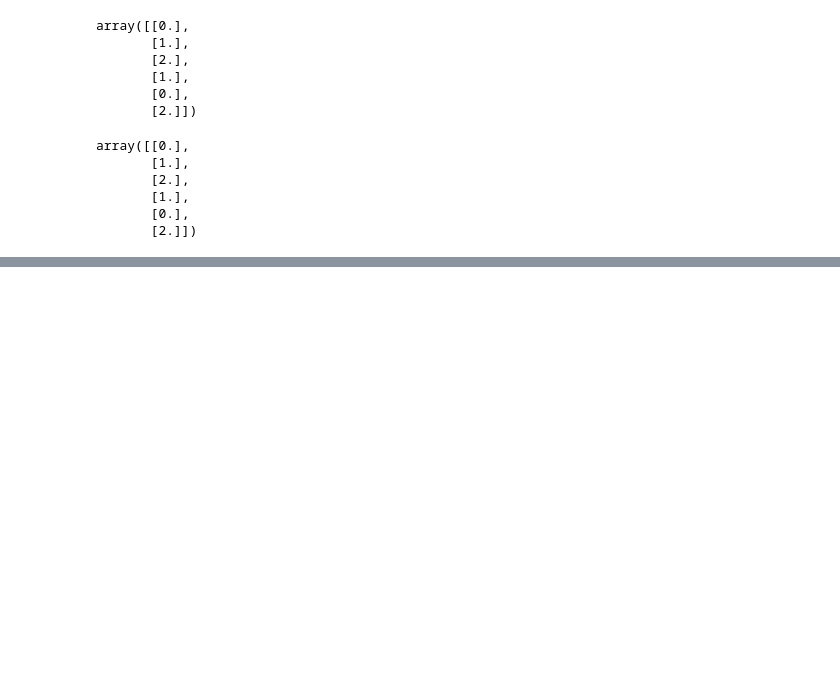
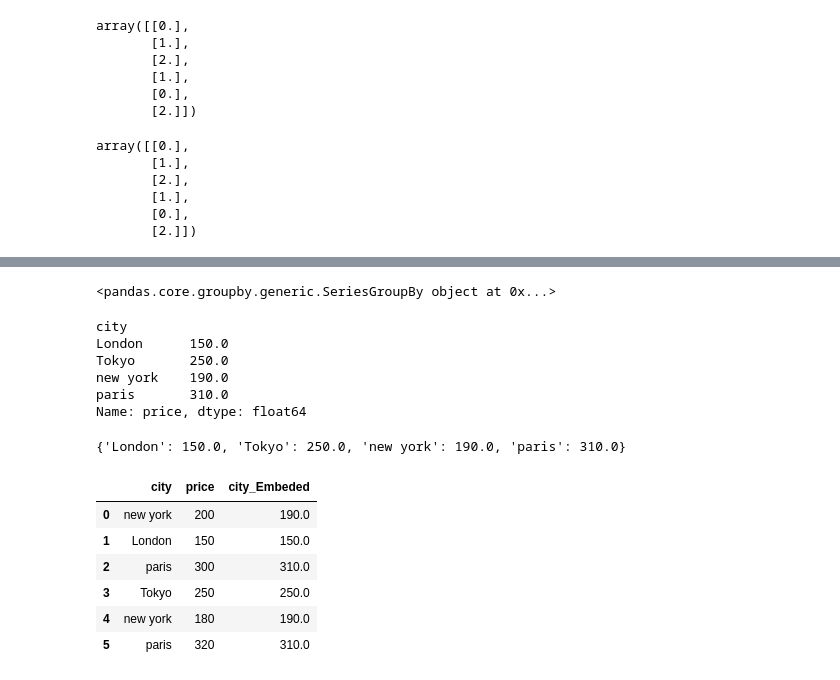
Before and after one commit to prathmeshpatil98/Machine_learning, a Jupyter notebook: Encodind_And_types.ipynb, the cells around one changed output, grey strips where cells are left out. Drawn from its saved outputs; the diff is of its cells as text; code cells hidden in the pictures; blank space fills up the shorter version.

```diff
--- a/Encodind_And_types.ipynb
+++ b/Encodind_And_types.ipynb
@@ -147,0 +152,4 @@ array([[0.],
+# %%
+df = pd.DataFrame({
+    'city' : ['new york','London','paris','Tokyo','new york','paris'],
+    'price': [200,150,300,250,180,320]})
@@ -147,0 +166,31 @@ array([[0.],
+# %%
+df.groupby('city')['price']
+# %% [output]
+<pandas.core.groupby.generic.SeriesGroupBy object at 0x...>
+# %%
+df.groupby('city')['price'].mean()
+# %% [output]
+city
+London      150.0
+Tokyo       250.0
+new york    190.0
+paris       310.0
+Name: price, dtype: float64
+# %%
+mean_price = df.groupby('city')['price'].mean().to_dict()
+# %%
+mean_price
+# %% [output]
+{'London': 150.0, 'Tokyo': 250.0, 'new york': 190.0, 'paris': 310.0}
+# %%
+df['city_Embeded'] = df['city'].map(mean_price)
+# %%
+df
+# %% [output]
+|  | city | price | city_Embeded |
+| 0 | new york | 200 | 190.0 |
+| 1 | London | 150 | 150.0 |
+| 2 | paris | 300 | 310.0 |
+| 3 | Tokyo | 250 | 250.0 |
+| 4 | new york | 180 | 190.0 |
+| 5 | paris | 320 | 310.0 |
```
Also changed, not shown: parts of 3 cells of this notebook.
